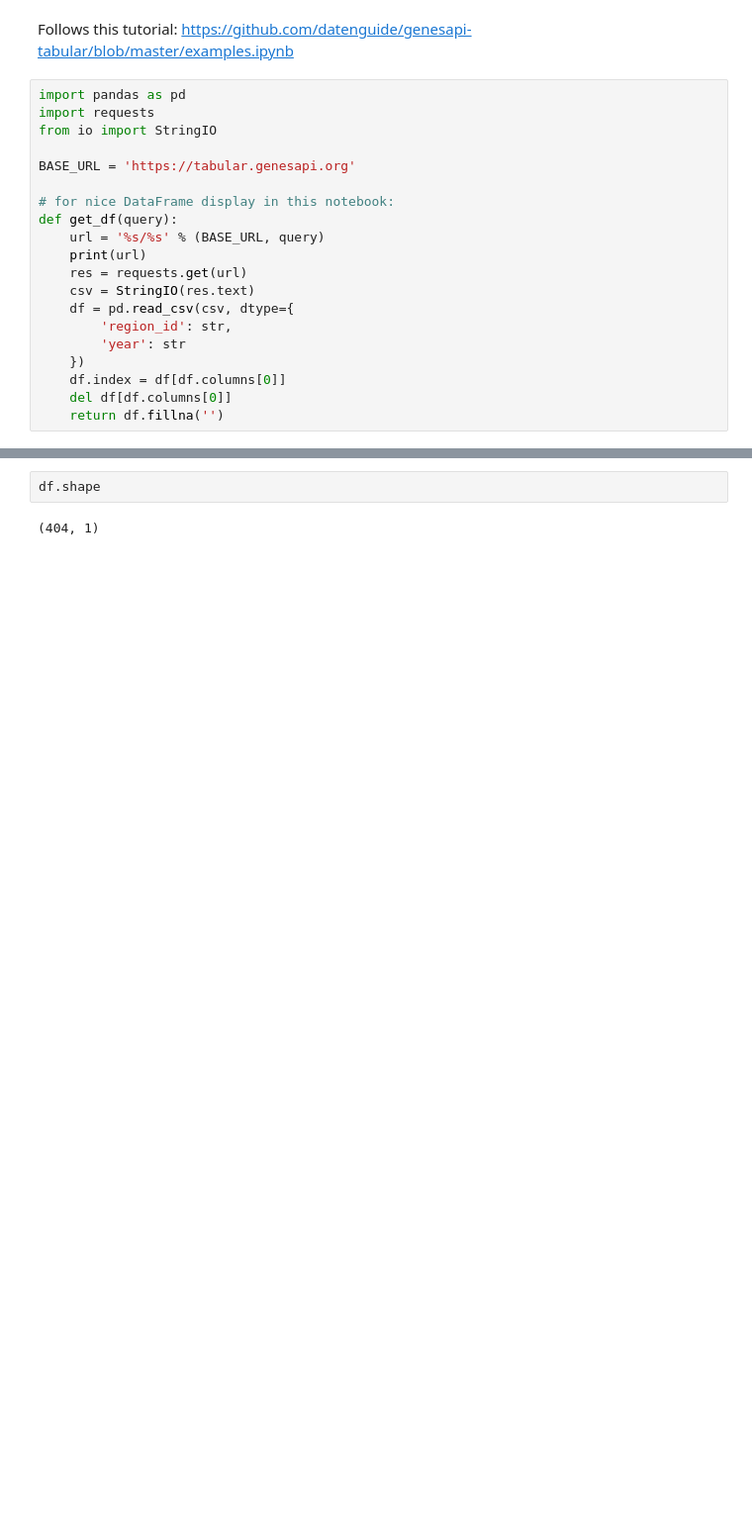
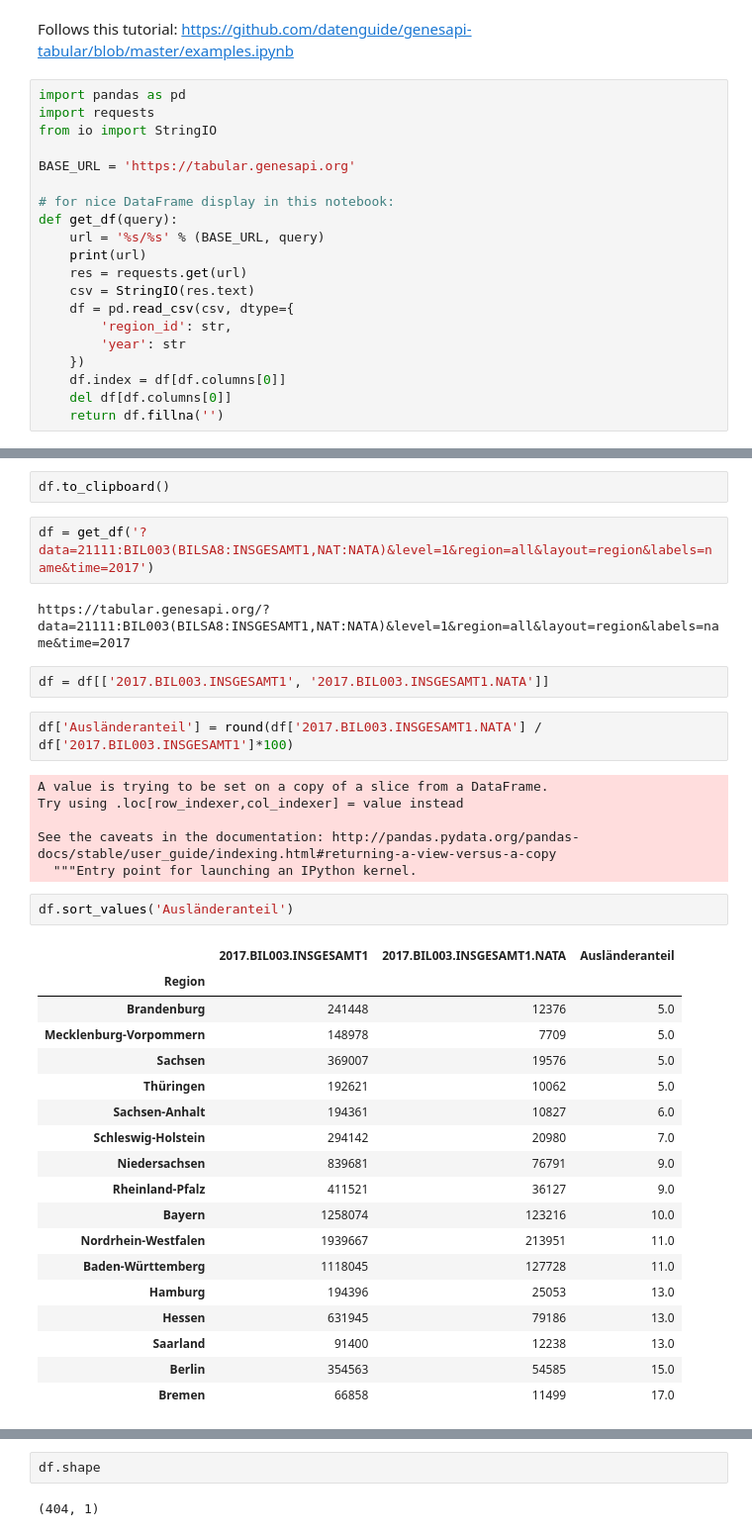
Before and after one commit to datenguide/genesapi-tabular, a Jupyter notebook: education_example.ipynb, the cells around one changed output, grey strips where cells are left out. Shown: that part at 99% size. Cells and saved outputs as stored; diff of their text form; blank space fills up the shorter version.

```diff
--- a/education_example.ipynb
+++ b/education_example.ipynb
@@ -36 +59,38 @@ Abgerufen für:
+# %%
+df.to_clipboard()
+# %%
+df = get_df('?data=21111:BIL003(BILSA8:INSGESAMT1,NAT:NATA)&level=1&region=all&layout=region&labels=name&time=2017')
+# %% [output]
+https://tabular.genesapi.org/?data=21111:BIL003(BILSA8:INSGESAMT1,NAT:NATA)&level=1&region=all&layout=region&labels=name&time=2017
+# %%
+df = df[['2017.BIL003.INSGESAMT1', '2017.BIL003.INSGESAMT1.NATA']]
+# %%
+df['Ausländeranteil'] = round(df['2017.BIL003.INSGESAMT1.NATA'] / df['2017.BIL003.INSGESAMT1']*100)
+# %% [output]
+A value is trying to be set on a copy of a slice from a DataFrame.
+Try using .loc[row_indexer,col_indexer] = value instead
+
+See the caveats in the documentation: http://pandas.pydata.org/pandas-docs/stable/user_guide/indexing.html#returning-a-view-versus-a-copy
+  """Entry point for launching an IPython kernel.
+# %%
+df.sort_values('Ausländeranteil')
+# %% [output]
+|  | 2017.BIL003.INSGESAMT1 | 2017.BIL003.INSGESAMT1.NATA | Ausländeranteil |
+| Region |  |  |  |
+| Brandenburg | 241448 | 12376 | 5.0 |
+| Mecklenburg-Vorpommern | 148978 | 7709 | 5.0 |
+| Sachsen | 369007 | 19576 | 5.0 |
+| Thüringen | 192621 | 10062 | 5.0 |
+| Sachsen-Anhalt | 194361 | 10827 | 6.0 |
+| Schleswig-Holstein | 294142 | 20980 | 7.0 |
+| Niedersachsen | 839681 | 76791 | 9.0 |
+| Rheinland-Pfalz | 411521 | 36127 | 9.0 |
+| Bayern | 1258074 | 123216 | 10.0 |
+| Nordrhein-Westfalen | 1939667 | 213951 | 11.0 |
+| Baden-Württemberg | 1118045 | 127728 | 11.0 |
+| Hamburg | 194396 | 25053 | 13.0 |
+| Hessen | 631945 | 79186 | 13.0 |
+| Saarland | 91400 | 12238 | 13.0 |
+| Berlin | 354563 | 54585 | 15.0 |
+| Bremen | 66858 | 11499 | 17.0 |
 # %%
```
Also changed, not shown: parts of 6 cells of this notebook.
